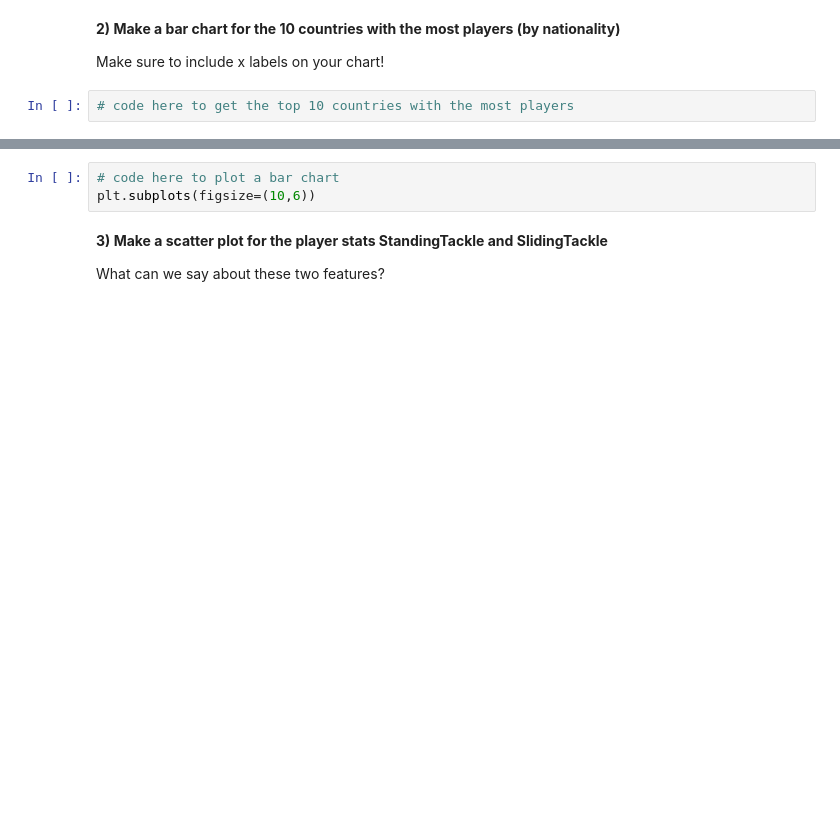
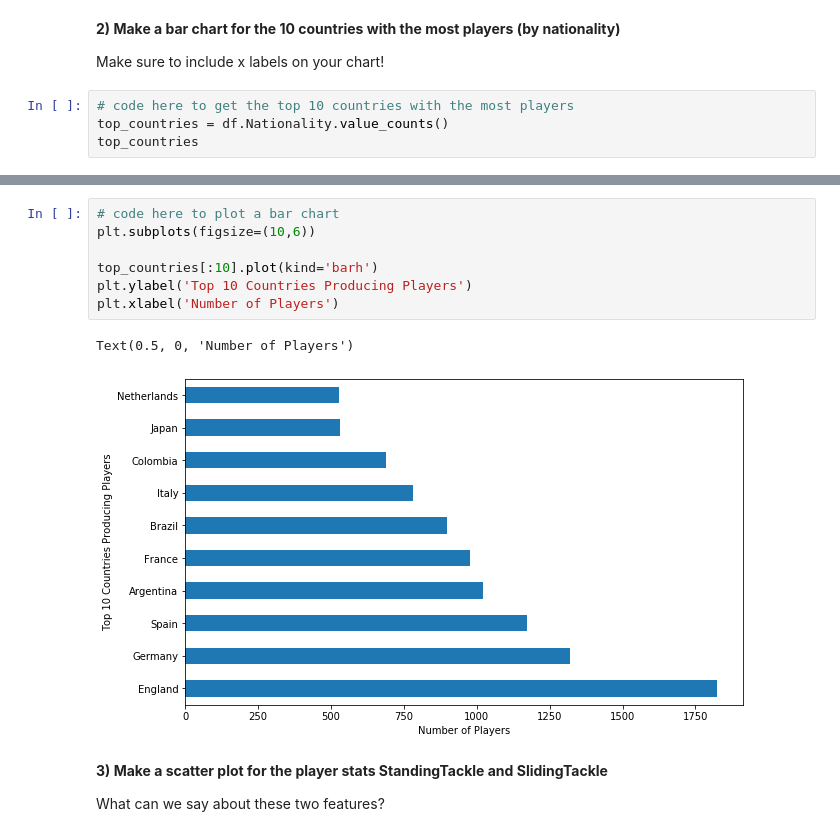
Before and after one commit to sydroth/chicago-102819, a Jupyter notebook: module_1/mod_1_assessment/index.ipynb, the cells around one changed output, grey strips where cells are left out. Drawn from its saved outputs; the diff is of its cells as text; blank space fills up the shorter version.

```diff
--- a/module_1/mod_1_assessment/index.ipynb
+++ b/module_1/mod_1_assessment/index.ipynb
@@ -233,3 +233,5 @@ Text(0.5, 1.0, 'Player Age')
 Make sure to include x labels on your chart!
 # %%
 # code here to get the top 10 countries with the most players
+top_countries = df.Nationality.value_counts()
+top_countries
@@ -236,6 +251,13 @@ Make sure to include x labels on your chart!
 # %%
 # code here to plot a bar chart
 plt.subplots(figsize=(10,6))
+
+top_countries[:10].plot(kind='barh')
+plt.ylabel('Top 10 Countries Producing Players')
+plt.xlabel('Number of Players')
+# %% [output]
+Text(0.5, 0, 'Number of Players')
+[figure, added]
 # %% [markdown]
 <b> 3) Make a scatter plot for the player stats StandingTackle and SlidingTackle
 
```
Also changed, not shown: parts of 9 cells of this notebook.
